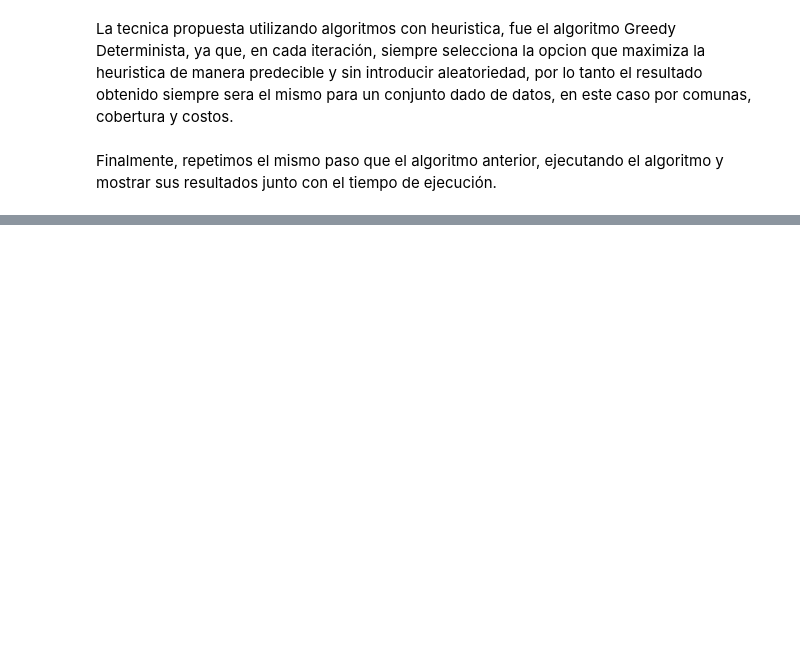
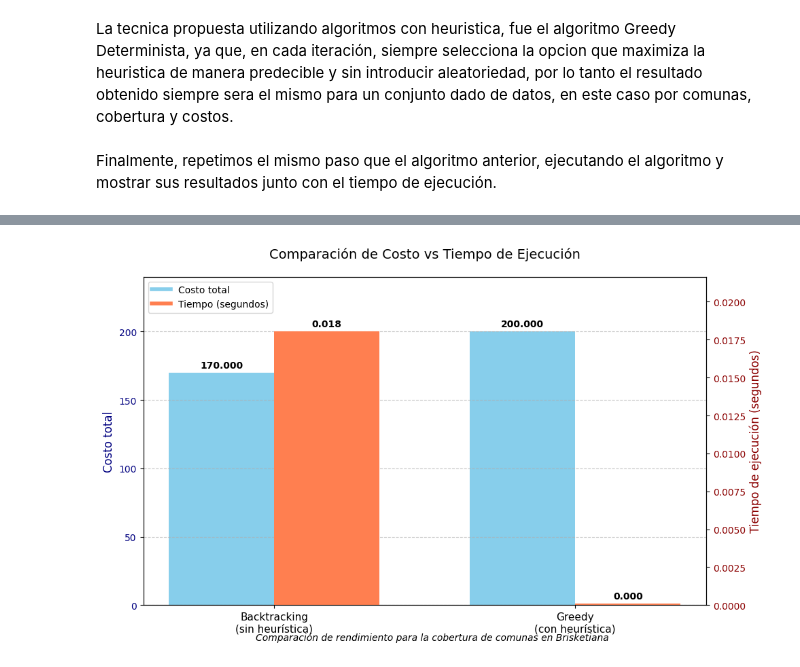
Before and after one commit to i-samedi/ExactAlgorithms-Metaheuristic, a Jupyter notebook: Tarea1/tarea1.ipynb, the cells around one changed output, grey strips where cells are left out. Saved outputs shown, nothing was run; the diff lists cells and outputs as text; code cells hidden in the pictures; blank space fills up the shorter version.

```diff
--- a/Tarea1/tarea1.ipynb
+++ b/Tarea1/tarea1.ipynb
@@ -301,0 +284,60 @@ Costo total para ambas soluciones.
+# %%
+import matplotlib.pyplot as plt
+import numpy as np
+
+
+fig, ax1 = plt.subplots(figsize=(10, 6))
+
+
+algoritmos = ['Backtracking\n(sin heurística)', 'Greedy\n(con heurística)']
+x = np.arange(len(algoritmos))
+width = 0.35
+
+
+rects1 = ax1.bar(x - width/2, [mejor_costo[0], costo], width, label='Costo', color='skyblue')
+ax1.set_ylabel('Costo total', fontsize=12, color='navy')
+ax1.set_ylim(0, max(mejor_costo[0], costo) * 1.2)
+ax1.tick_params(axis='y', labelcolor='navy')
+
+
+ax2 = ax1.twinx()
+rects2 = ax2.bar(x + width/2, [tiempo_ejecucion, tiempo_ejecucion_2], width, label='Tiempo', color='coral')
+ax2.set_ylabel('Tiempo de ejecución (segundos)', fontsize=12, color='darkred')
+ax2.set_ylim(0, max(tiempo_ejecucion, tiempo_ejecucion_2) * 1.2)
+ax2.tick_params(axis='y', labelcolor='darkred')
+
+
+def autolabel(rects, ax):
+    for rect in rects:
+        height = rect.get_height()
+        ax.annotate(f'{height:.3f}',
+                    xy=(rect.get_x() + rect.get_width()/2, height),
+                    xytext=(0, 3),  # 3 puntos de desplazamiento vertical
+                    textcoords="offset points",
+                    ha='center', va='bottom', fontweight='bold')
+
+autolabel(rects1, ax1)
+autolabel(rects2, ax2)
+
+# Configurar eje x
+ax1.set_xticks(x)
+ax1.set_xticklabels(algoritmos, fontsize=11)
+
+
+plt.title('Comparación de Costo vs Tiempo de Ejecución', fontsize=14, pad=20)
+fig.tight_layout()
+
+
+linea1 = plt.Line2D([0], [0], color='skyblue', lw=4)
+linea2 = plt.Line2D([0], [0], color='coral', lw=4)
+plt.legend([linea1, linea2], ['Costo total', 'Tiempo (segundos)'], loc='upper left')
+
+ax1.grid(True, axis='y', linestyle='--', alpha=0.7)
+
+
+plt.figtext(0.5, 0.01, 'Comparación de rendimiento para la cobertura de comunas en Brisketiana',
+            ha='center', fontsize=10, fontstyle='italic')
+
+plt.show()
+# %% [output]
+[figure, added]
```
Also changed, not shown: parts of 6 cells of this notebook, 2 other files.
